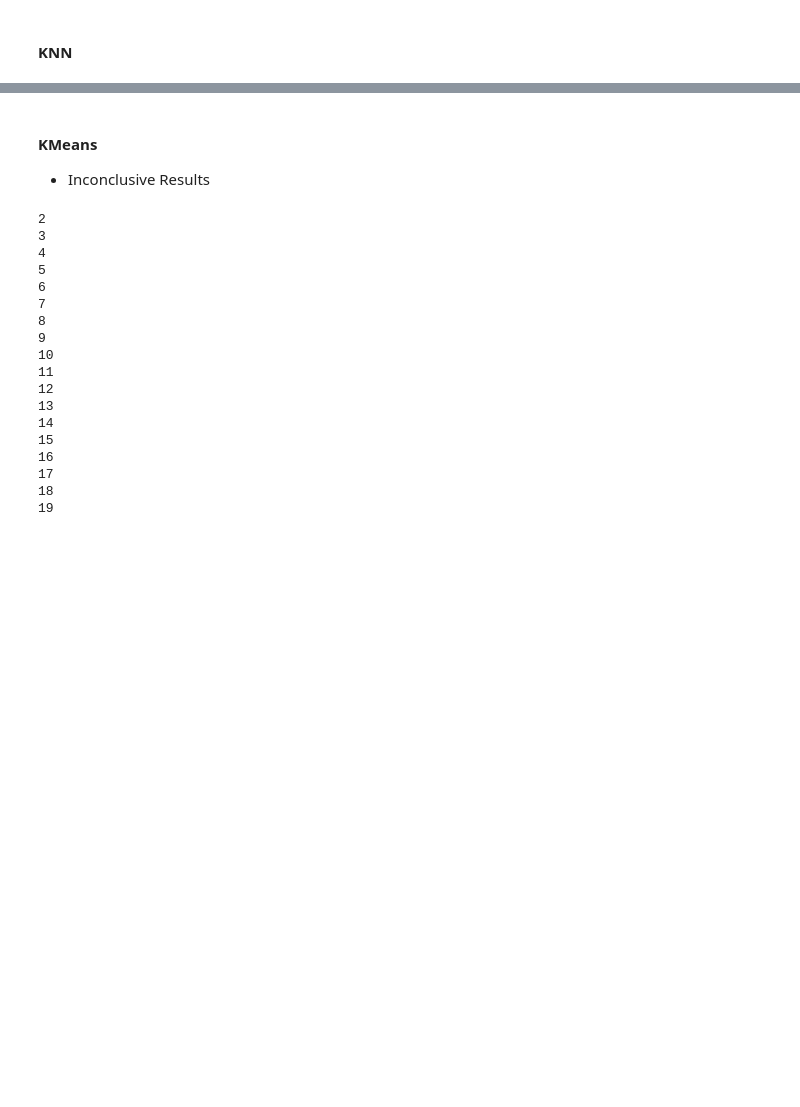
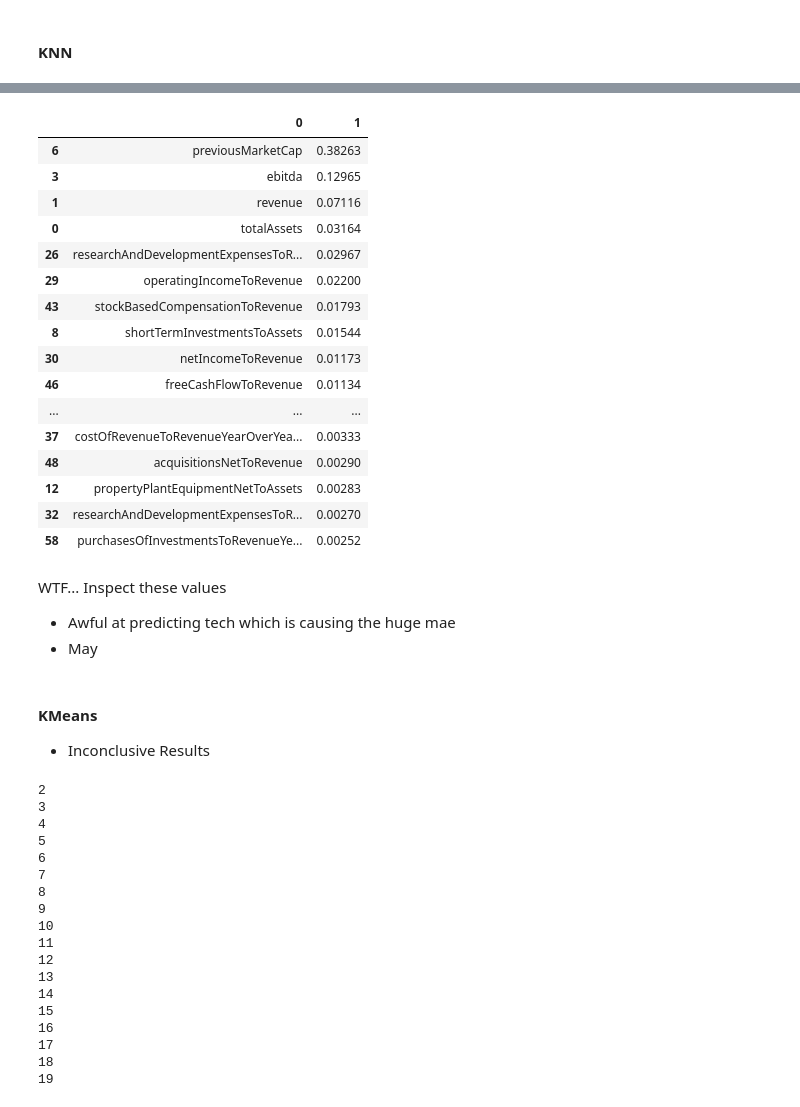
Before and after one commit to FranciscoPala/SP500_constituents_market_cap_estimator, a Jupyter notebook: src/notebooks/model_selection.ipynb, the cells around one changed output, grey strips where cells are left out. Saved outputs shown, nothing was run; the diff lists cells and outputs as text; code cells hidden in the pictures; blank space fills up the shorter version.

```diff
--- a/src/notebooks/model_selection.ipynb
+++ b/src/notebooks/model_selection.ipynb
@@ -450,3 +392,27 @@ for a in range(2,15):
+# %%
+pd.DataFrame(zip(future_features.columns, pipe['xgb'].feature_importances_)).sort_values(by=1, ascending=False)
+# %% [output]
+|  | 0 | 1 |
+| 6 | previousMarketCap | 0.38263 |
+| 3 | ebitda | 0.12965 |
+| 1 | revenue | 0.07116 |
+| 0 | totalAssets | 0.03164 |
+| 26 | researchAndDevelopmentExpensesToR... | 0.02967 |
+| 29 | operatingIncomeToRevenue | 0.02200 |
+| 43 | stockBasedCompensationToRevenue | 0.01793 |
+| 8 | shortTermInvestmentsToAssets | 0.01544 |
+| 30 | netIncomeToRevenue | 0.01173 |
+| 46 | freeCashFlowToRevenue | 0.01134 |
+| ... | ... | ... |
+| 37 | costOfRevenueToRevenueYearOverYea... | 0.00333 |
+| 48 | acquisitionsNetToRevenue | 0.00290 |
+| 12 | propertyPlantEquipmentNetToAssets | 0.00283 |
+| 32 | researchAndDevelopmentExpensesToR... | 0.00270 |
+| 58 | purchasesOfInvestmentsToRevenueYe... | 0.00252 |
+# %% [markdown]
+WTF... Inspect these values
+- Awful at predicting tech which is causing the huge mae
+- May
 # %% [markdown]
 #### KMeans
 - Inconclusive Results
```
Also changed, not shown: parts of 55 cells of this notebook, 5 other files.
